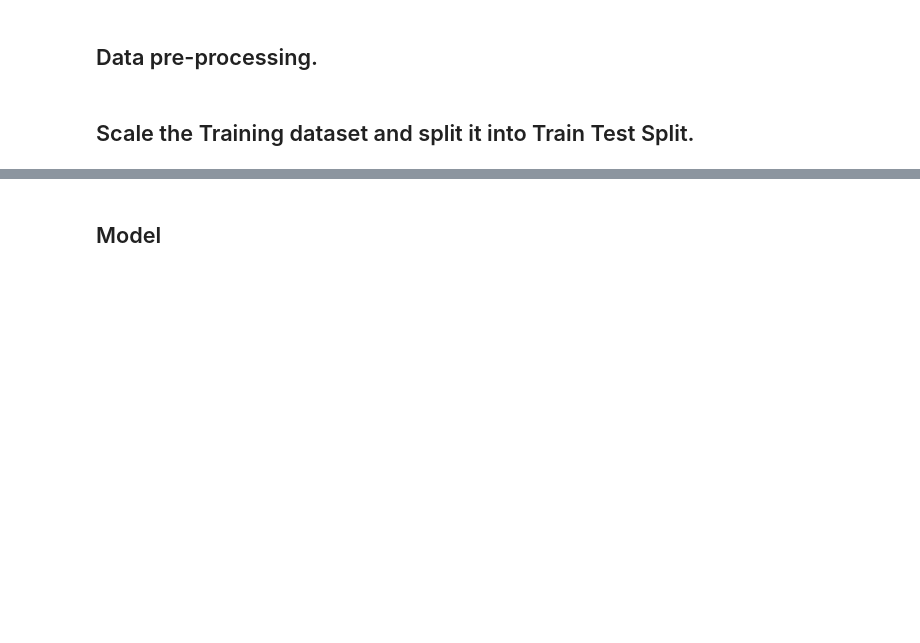
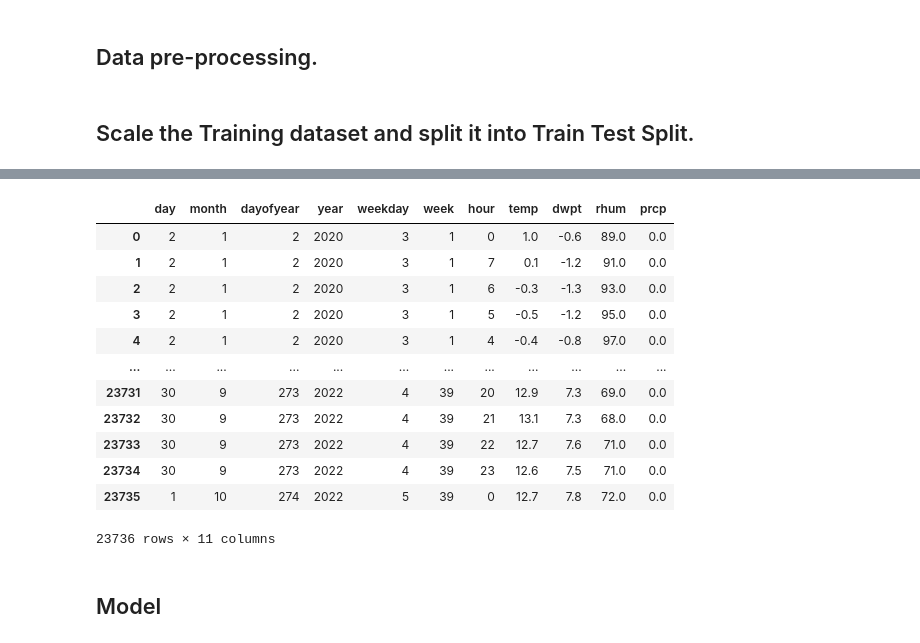
Before and after one commit to YashRevannavar/Auto-ML-On-De-Pollution, a Jupyter notebook: script/ml04.ipynb, the cells around one changed output, grey strips where cells are left out. Saved outputs shown, nothing was run; the diff lists cells and outputs as text; code cells hidden in the pictures; blank space fills up the shorter version.

```diff
--- a/script/ml04.ipynb
+++ b/script/ml04.ipynb
@@ -42,3 +47,19 @@ test = scaledDf[23000:]
+# %%
+df
+# %% [output]
+|  | day | month | dayofyear | year | weekday | week | hour | temp | dwpt | rhum | prcp |
+| 0 | 2 | 1 | 2 | 2020 | 3 | 1 | 0 | 1.0 | -0.6 | 89.0 | 0.0 |
+| 1 | 2 | 1 | 2 | 2020 | 3 | 1 | 7 | 0.1 | -1.2 | 91.0 | 0.0 |
+| 2 | 2 | 1 | 2 | 2020 | 3 | 1 | 6 | -0.3 | -1.3 | 93.0 | 0.0 |
+| 3 | 2 | 1 | 2 | 2020 | 3 | 1 | 5 | -0.5 | -1.2 | 95.0 | 0.0 |
+| 4 | 2 | 1 | 2 | 2020 | 3 | 1 | 4 | -0.4 | -0.8 | 97.0 | 0.0 |
+| ... | ... | ... | ... | ... | ... | ... | ... | ... | ... | ... | ... |
+| 23731 | 30 | 9 | 273 | 2022 | 4 | 39 | 20 | 12.9 | 7.3 | 69.0 | 0.0 |
+| 23732 | 30 | 9 | 273 | 2022 | 4 | 39 | 21 | 13.1 | 7.3 | 68.0 | 0.0 |
+| 23733 | 30 | 9 | 273 | 2022 | 4 | 39 | 22 | 12.7 | 7.6 | 71.0 | 0.0 |
+| 23734 | 30 | 9 | 273 | 2022 | 4 | 39 | 23 | 12.6 | 7.5 | 71.0 | 0.0 |
+| 23735 | 1 | 10 | 274 | 2022 | 5 | 39 | 0 | 12.7 | 7.8 | 72.0 | 0.0 |
+23736 rows × 11 columns
 # %%
 # Verifying the data
 # pprint(df[0:1])
```
Also changed, not shown: parts of 7 cells of this notebook, 1 other file.
